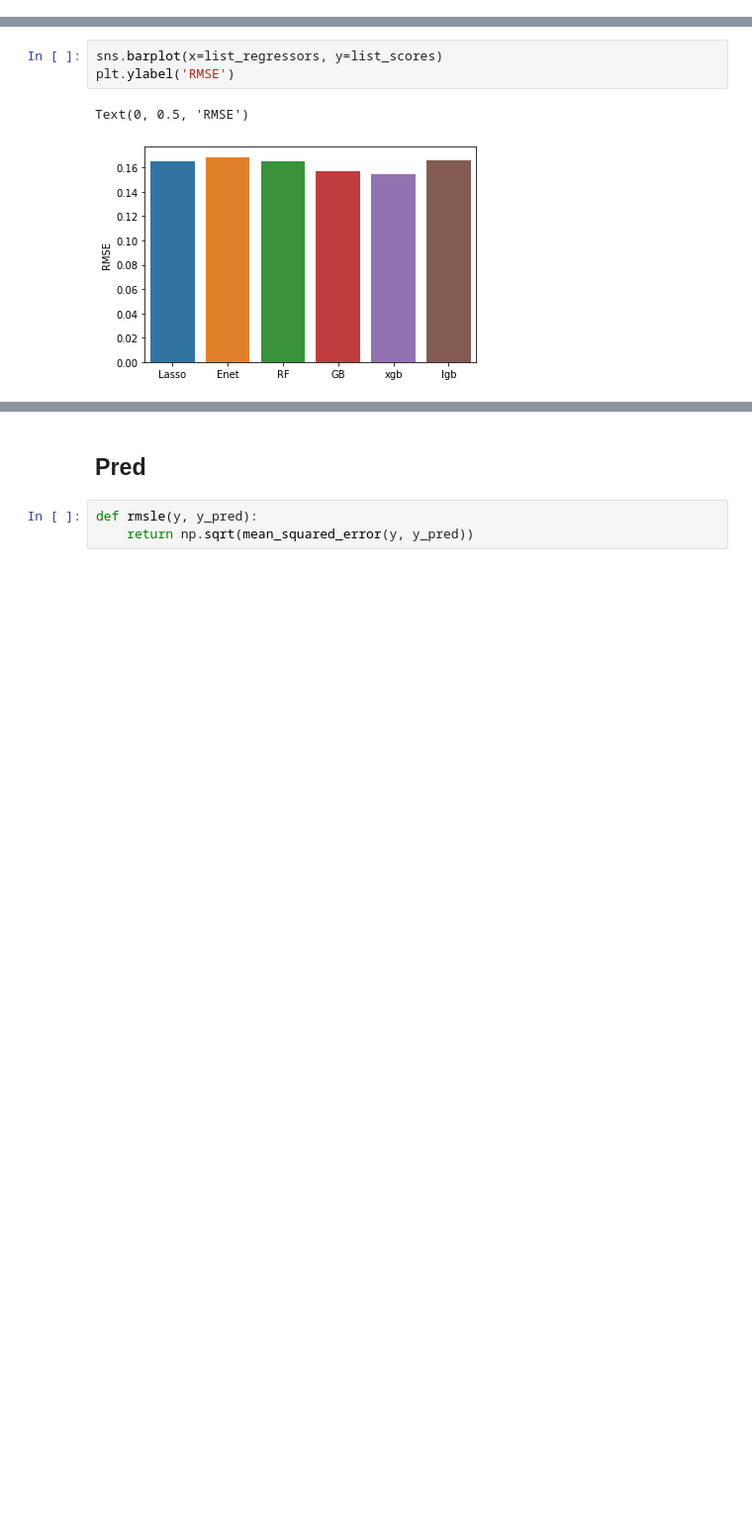
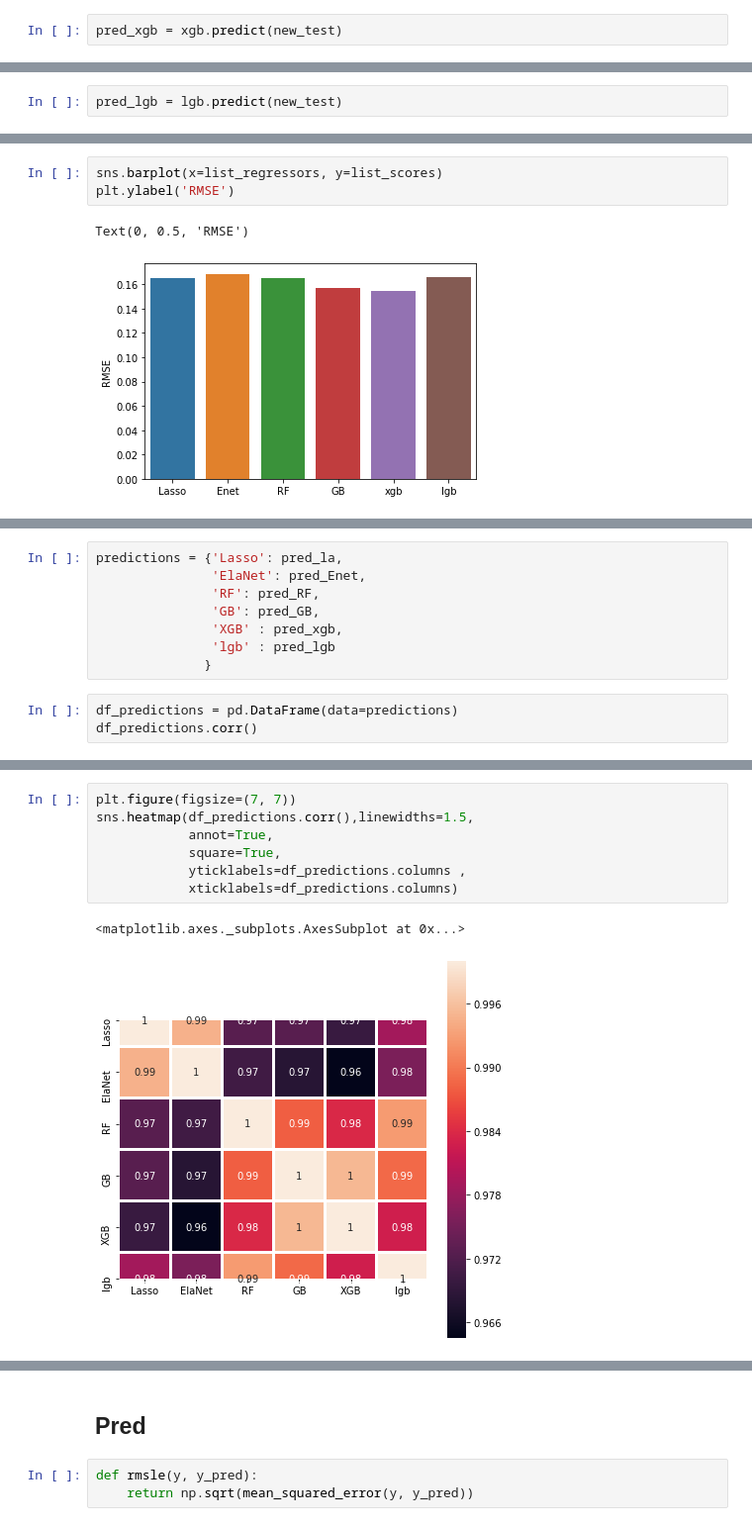
Before and after one commit to mjs1995/kaggle_House-Price, a Jupyter notebook: kaggle_House Price.ipynb, the cells around one changed output, grey strips where cells are left out. Shown at 99% size. Cells and saved outputs as stored; diff of their text form; blank space fills up the shorter version.

```diff
--- a/kaggle_House Price.ipynb
+++ b/kaggle_House Price.ipynb
@@ -812,6 +820,8 @@ s_xgb = np.mean(np.sqrt(-cross_val_score(xgb,X_train,y_train,scoring='neg_mean_s
 s_xgb
 # %% [output]
 0.1565520499936757
+# %%
+pred_xgb = xgb.predict(new_test)
 # %% [markdown]
 LGBMRegressor
 # %%
@@ -850,6 +860,8 @@ s_lgb = np.mean(np.sqrt(-cross_val_score(lgb,X_train,y_train,scoring='neg_mean_s
 s_lgb
 # %% [output]
 0.16622275063411016
+# %%
+pred_lgb = lgb.predict(new_test)
 # %%
 list_scores = [s_lasso, s_Enet, s_RF,s_GB,s_xgb,s_lgb]
 list_regressors = ['Lasso','Enet','RF','GB','xgb','lgb']
@@ -861,0 +878,11 @@ Text(0, 0.5, 'RMSE')
+# %%
+predictions = {'Lasso': pred_la,
+               'ElaNet': pred_Enet,
+               'RF': pred_RF,
+               'GB': pred_GB,
+               'XGB' : pred_xgb,
+               'lgb' : pred_lgb
+              }
+# %%
+df_predictions = pd.DataFrame(data=predictions)
+df_predictions.corr()
@@ -861,0 +897,10 @@ Text(0, 0.5, 'RMSE')
+# %%
+plt.figure(figsize=(7, 7))
+sns.heatmap(df_predictions.corr(),linewidths=1.5,
+            annot=True,
+            square=True,
+            yticklabels=df_predictions.columns ,
+            xticklabels=df_predictions.columns)
+# %% [output]
+<matplotlib.axes._subplots.AxesSubplot at 0x...>
+[figure, added]
```
Also changed, not shown: parts of 24 cells of this notebook.
